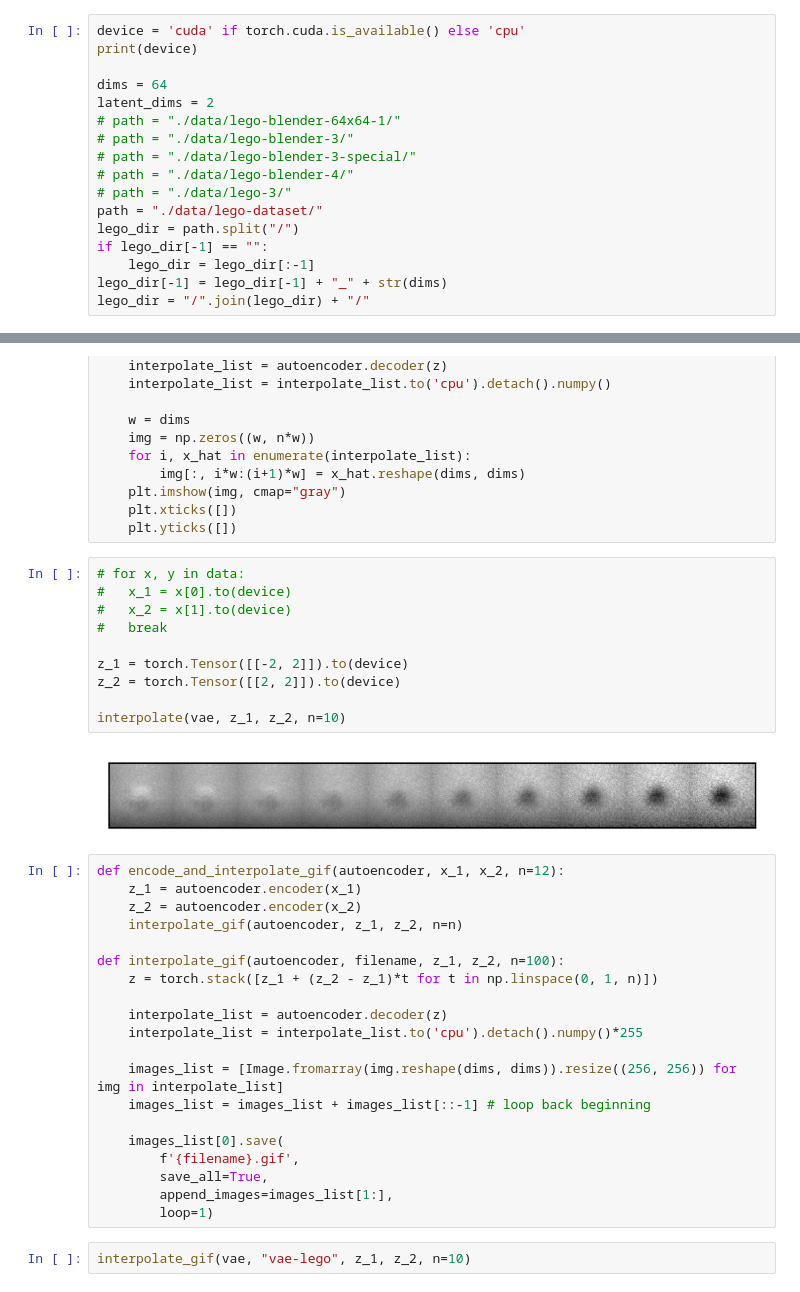
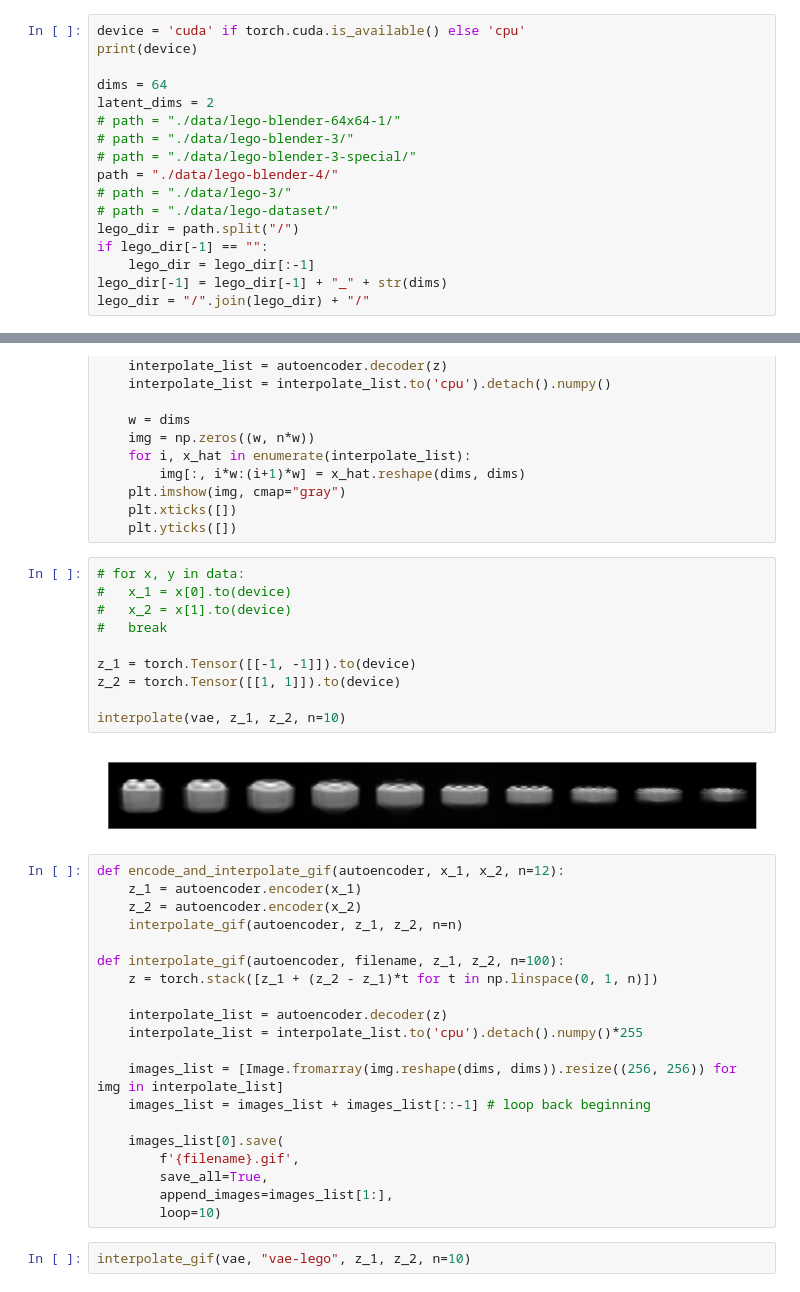
Before and after one commit to DeBestTrap/Computational-Creativity, a Jupyter notebook: HW1_VAEs/vae-lego.ipynb, the cells around one changed output, grey strips where cells are left out. Cells and saved outputs as stored; diff of their text form.

```diff
--- a/HW1_VAEs/vae-lego.ipynb
+++ b/HW1_VAEs/vae-lego.ipynb
@@ -36,9 +36,9 @@ latent_dims = 2
 # path = "./data/lego-blender-64x64-1/"
 # path = "./data/lego-blender-3/"
 # path = "./data/lego-blender-3-special/"
-# path = "./data/lego-blender-4/"
+path = "./data/lego-blender-4/"
 # path = "./data/lego-3/"
-path = "./data/lego-dataset/"
+# path = "./data/lego-dataset/"
 lego_dir = path.split("/")
 if lego_dir[-1] == "":
     lego_dir = lego_dir[:-1]
@@ -232,15 +232,15 @@ def interpolate(autoencoder, z_1, z_2, n=12):
 # %%
 # for x, y in data:
 #   x_1 = x[0].to(device)
 #   x_2 = x[1].to(device)
 #   break
 
-z_1 = torch.Tensor([[-2, 2]]).to(device)
-z_2 = torch.Tensor([[2, 2]]).to(device)
+z_1 = torch.Tensor([[-1, -1]]).to(device)
+z_2 = torch.Tensor([[1, 1]]).to(device)
 
 interpolate(vae, z_1, z_2, n=10)
 # %% [output]
-[figure, old version]
+[figure, new version]
 # %%
 def encode_and_interpolate_gif(autoencoder, x_1, x_2, n=12):
     z_1 = autoencoder.encoder(x_1)
@@ -260,6 +260,6 @@ def interpolate_gif(autoencoder, filename, z_1, z_2, n=100):
         f'{filename}.gif',
         save_all=True,
         append_images=images_list[1:],
-        loop=1)
+        loop=10)
 # %%
 interpolate_gif(vae, "vae-lego", z_1, z_2, n=10)
```
Also changed, not shown: parts of 4 cells of this notebook, 14 other files.
